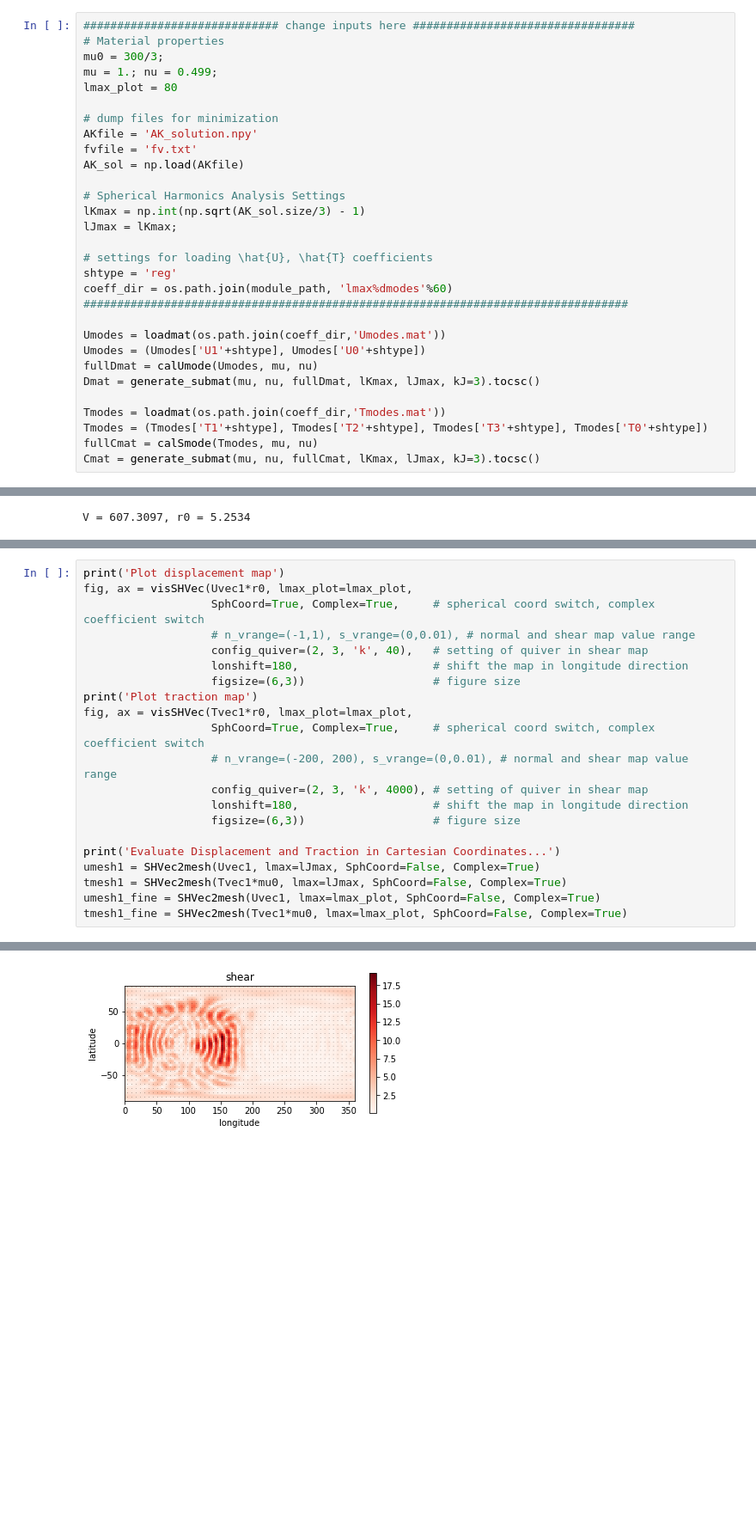
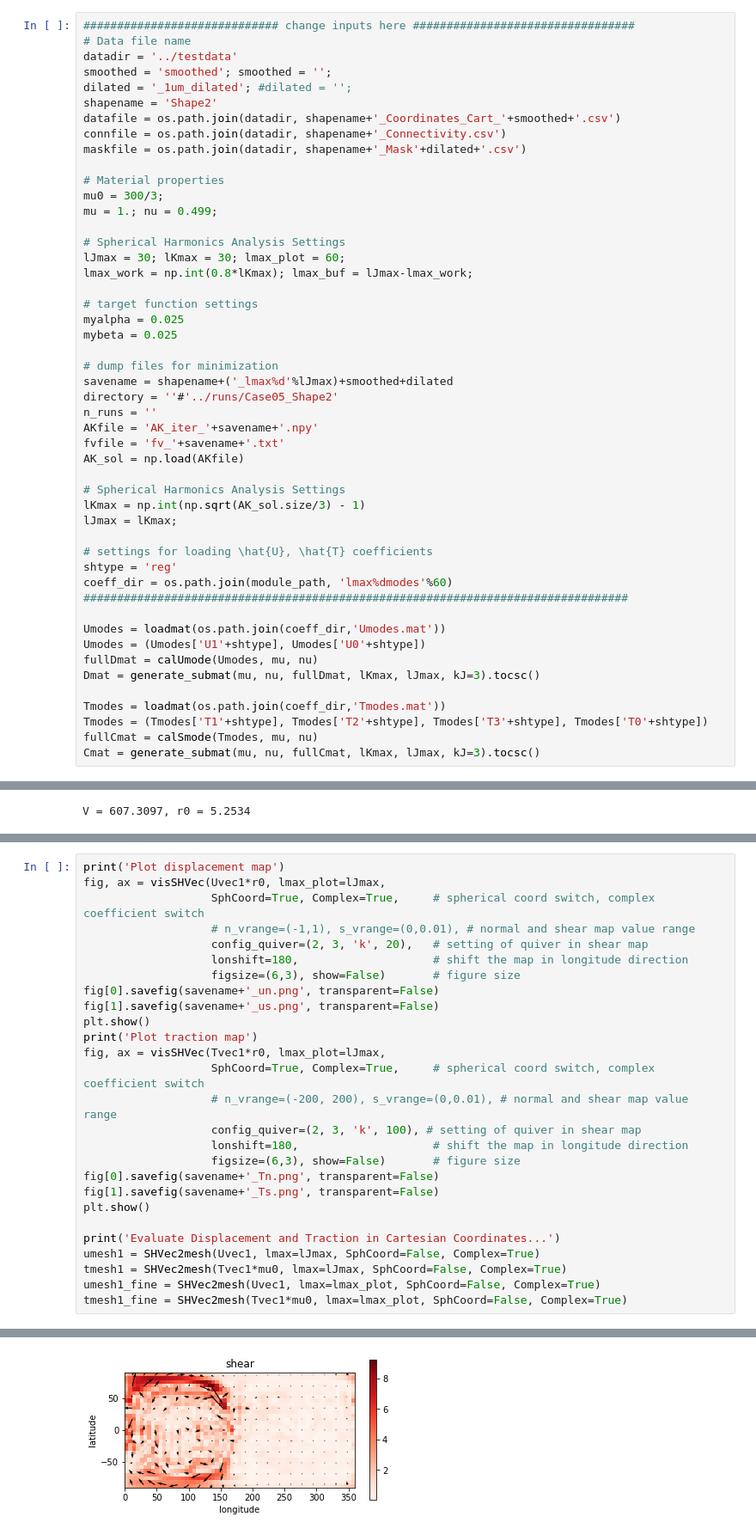
Before and after one commit to yfwang09/ShElastic, a Jupyter notebook: notebook/Case05-Hydrogel_Cell_Interaction-visualization.ipynb, the cells around one changed output, grey strips where cells are left out. Shown at 86% size. Cells and saved outputs as stored; diff of their text form; blank space fills up the shorter version.

```diff
--- a/notebook/Case05-Hydrogel_Cell_Interaction-visualization.ipynb
+++ b/notebook/Case05-Hydrogel_Cell_Interaction-visualization.ipynb
@@ -32,13 +37,32 @@ from Case05_utilities import Uvec2Tvec, Tvec2Uvec, SHVec2mesh, visSHVec, visSH3d
 # %%
 ############################# change inputs here #################################
+# Data file name
+datadir = '../testdata'
+smoothed = 'smoothed'; smoothed = '';
+dilated = '_1um_dilated'; #dilated = '';
+shapename = 'Shape2'
+datafile = os.path.join(datadir, shapename+'_Coordinates_Cart_'+smoothed+'.csv')
+connfile = os.path.join(datadir, shapename+'_Connectivity.csv')
+maskfile = os.path.join(datadir, shapename+'_Mask'+dilated+'.csv')
+
 # Material properties
 mu0 = 300/3;
 mu = 1.; nu = 0.499;
-lmax_plot = 80
+
+# Spherical Harmonics Analysis Settings
+lJmax = 30; lKmax = 30; lmax_plot = 60;
+lmax_work = np.int(0.8*lKmax); lmax_buf = lJmax-lmax_work;
+
+# target function settings
+myalpha = 0.025
+mybeta = 0.025
 
 # dump files for minimization
-AKfile = 'AK_solution.npy'
-fvfile = 'fv.txt'
+savename = shapename+('_lmax%d'%lJmax)+smoothed+dilated
+directory = ''#'../runs/Case05_Shape2'
+n_runs = ''
+AKfile = 'AK_iter_'+savename+'.npy'
+fvfile = 'fv_'+savename+'.txt'
 AK_sol = np.load(AKfile)
 
 # Spherical Harmonics Analysis Settings
@@ -171,18 +210,24 @@ Plot the Solution Vector
 # %%
 print('Plot displacement map')
-fig, ax = visSHVec(Uvec1*r0, lmax_plot=lmax_plot,
+fig, ax = visSHVec(Uvec1*r0, lmax_plot=lJmax,
                    SphCoord=True, Complex=True,     # spherical coord switch, complex coefficient switch
                    # n_vrange=(-1,1), s_vrange=(0,0.01), # normal and shear map value range
-                   config_quiver=(2, 3, 'k', 40),   # setting of quiver in shear map
+                   config_quiver=(2, 3, 'k', 20),   # setting of quiver in shear map
                    lonshift=180,                    # shift the map in longitude direction
-                   figsize=(6,3))                   # figure size
+                   figsize=(6,3), show=False)       # figure size
+fig[0].savefig(savename+'_un.png', transparent=False)
+fig[1].savefig(savename+'_us.png', transparent=False)
+plt.show()
 print('Plot traction map')
-fig, ax = visSHVec(Tvec1*r0, lmax_plot=lmax_plot,
+fig, ax = visSHVec(Tvec1*r0, lmax_plot=lJmax,
                    SphCoord=True, Complex=True,     # spherical coord switch, complex coefficient switch
                    # n_vrange=(-200, 200), s_vrange=(0,0.01), # normal and shear map value range
-                   config_quiver=(2, 3, 'k', 4000), # setting of quiver in shear map
+                   config_quiver=(2, 3, 'k', 100), # setting of quiver in shear map
                    lonshift=180,                    # shift the map in longitude direction
-                   figsize=(6,3))                   # figure size
+                   figsize=(6,3), show=False)       # figure size
+fig[0].savefig(savename+'_Tn.png', transparent=False)
+fig[1].savefig(savename+'_Ts.png', transparent=False)
+plt.show()
 
 print('Evaluate Displacement and Traction in Cartesian Coordinates...')
 umesh1 = SHVec2mesh(Uvec1, lmax=lJmax, SphCoord=False, Complex=True)
@@ -198,2 +243,2 @@ Plot traction map
-[figure, old version]
+[figure, new version]
 Evaluate Displacement and Traction in Cartesian Coordinates...
```
Also changed, not shown: parts of 14 cells of this notebook, 2 other files.
